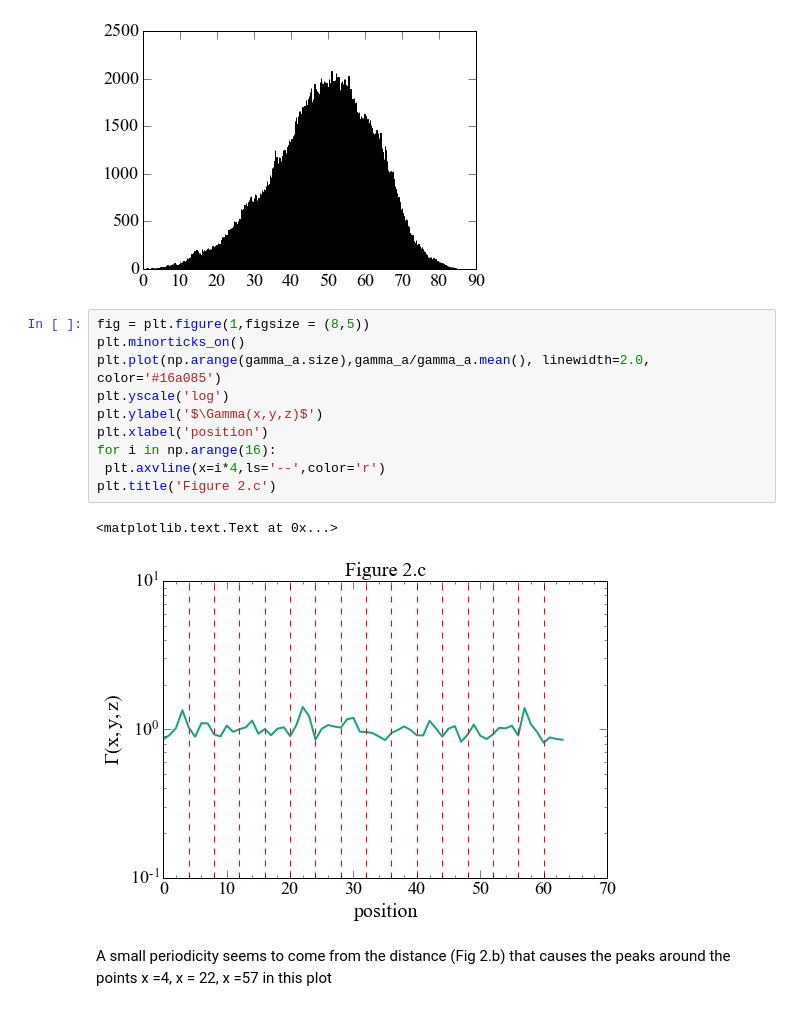
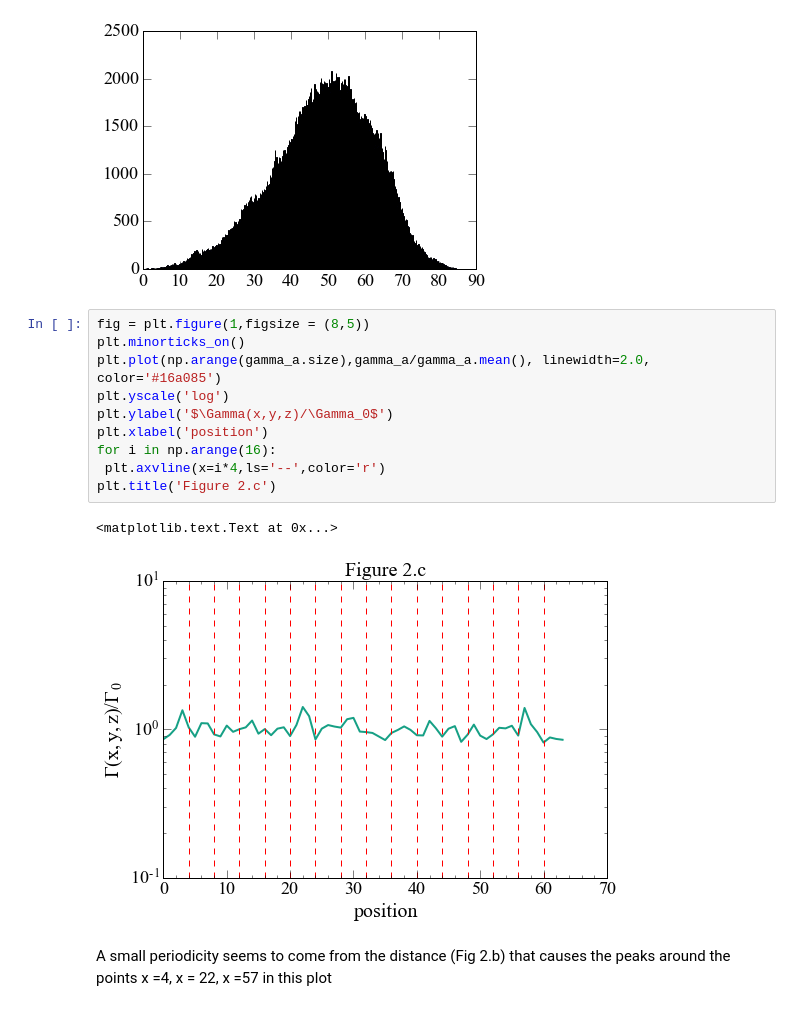
Before and after one commit to teresitasu/quasarpositions, a Jupyter notebook: qsosdistribution.ipynb, the cells around one changed output. Drawn from its saved outputs; the diff is of its cells as text.

```diff
--- a/qsosdistribution.ipynb
+++ b/qsosdistribution.ipynb
@@ -361,15 +361,15 @@ ahist = plt.hist(dist,bins=1000) #Histogram of the distance module
 # %%
 fig = plt.figure(1,figsize = (8,5))
 plt.minorticks_on()
 plt.plot(np.arange(gamma_a.size),gamma_a/gamma_a.mean(), linewidth=2.0, color='#16a085')
 plt.yscale('log')
-plt.ylabel('$\Gamma(x,y,z)$')
+plt.ylabel('$\Gamma(x,y,z)/\Gamma_0$')
 plt.xlabel('position')
 for i in np.arange(16):
  plt.axvline(x=i*4,ls='--',color='r')
 plt.title('Figure 2.c')
 # %% [output]
 <matplotlib.text.Text at 0x...>
-[figure, old version]
+[figure, new version]
 # %% [markdown]
 A small periodicity seems to come from the distance (Fig 2.b) that causes the peaks around the points x =4, x = 22, x =57 in this plot
```
Also changed, not shown: parts of 3 cells of this notebook.
